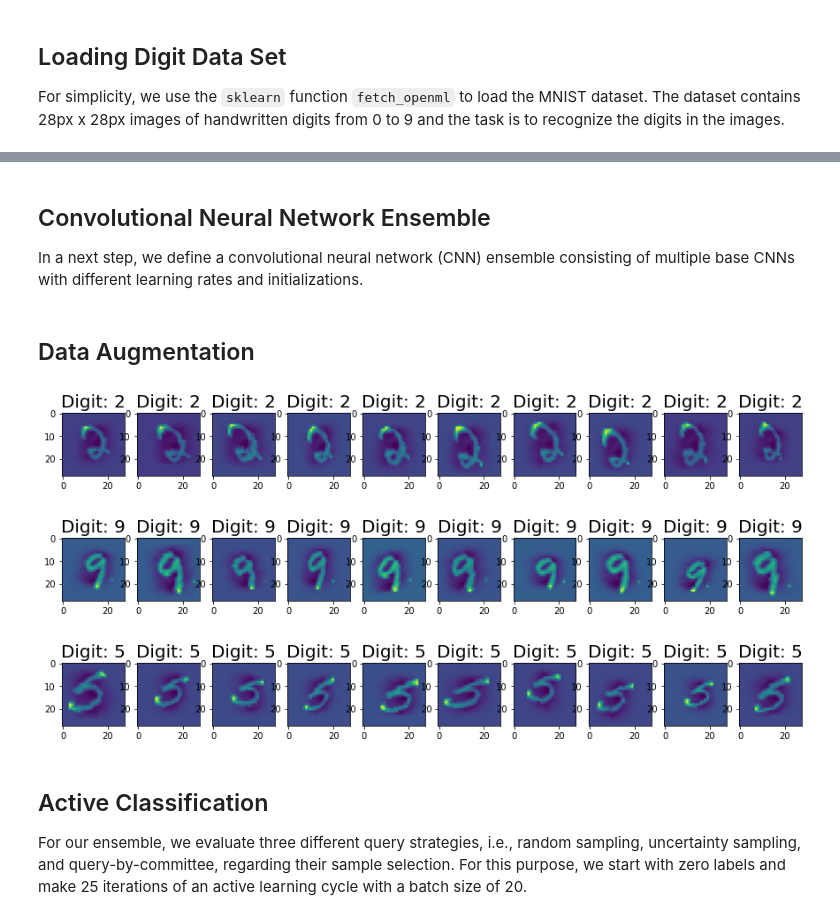
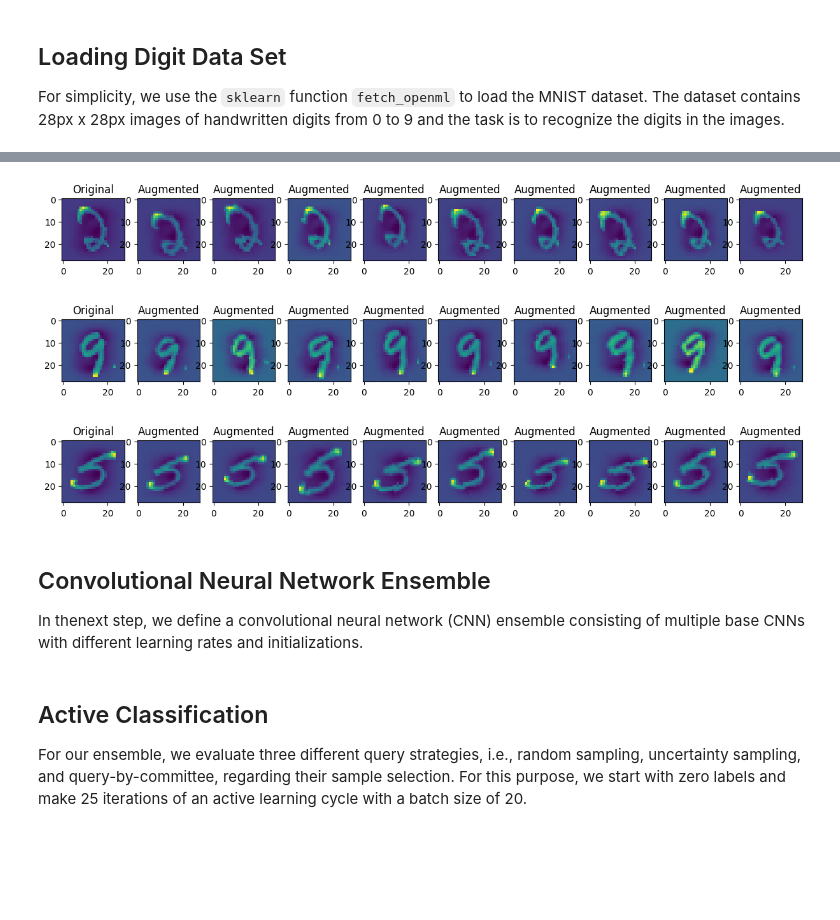
Before and after one commit to scikit-activeml/scikit-activeml, a Jupyter notebook: tutorials/01_deep_pool_al_with_skorch.ipynb, the cells around one changed output, grey strips where cells are left out. Cells and saved outputs as stored; diff of their text form; code cells hidden in the pictures; blank space fills up the shorter version.

```diff
--- a/tutorials/01_deep_pool_al_with_skorch.ipynb
+++ b/tutorials/01_deep_pool_al_with_skorch.ipynb
@@ -74,6 +91,32 @@ X_train, X_test, y_train, y_test = train_test_split(
+# %%
+transform = transforms.Compose(
+    [
+        transforms.RandomAffine(degrees=(-10, 10), translate=(0.05, 0.05), scale=(0.9, 1.1)),
+        transforms.RandomPerspective(distortion_scale=0.2, p=1.0),
+        transforms.GaussianBlur(kernel_size=(3, 3), sigma=(0.01, 0.1)),
+    ]
+)
+
+
+# Visualize 30 augmented images.
+for i in range(3):
+    X_aug = transform(torch.from_numpy(X_train[:10]))
+    fig, axes = plt.subplots(figsize=(15, 5), nrows=1, ncols=10)
+    for j in range(10):
+        if j==0:
+            axes[j].set_title(f'Original', fontsize=FONTSIZE)
+            axes[j].imshow(X_train[i].reshape(28,28))
+        else:
+            axes[j].set_title(f'Augmented', fontsize=FONTSIZE)
+            axes[j].imshow(transform(torch.from_numpy(X_train[i])).reshape(28,28))
+    plt.show()
+# %% [output]
+[figure, added]
+[figure, added]
+[figure, added]
 # %% [markdown]
 ## Convolutional Neural Network Ensemble
-In a next step, we define a convolutional neural network (CNN) ensemble consisting of multiple base CNNs with different learning rates and initializations.
+In thenext step, we define a convolutional neural network (CNN) ensemble consisting of multiple base CNNs with different learning rates and initializations.
 # %%
 # Define base module.
 class ClassifierModule(nn.Module):
@@ -122,40 +171,6 @@ ensemble_init = SklearnClassifier(
     estimator=VotingClassifier(estimators=estimators, voting='soft'),
     missing_label=MISSING_LABEL, random_state=RANDOM_STATE, classes=classes
 )
-# %% [markdown]
-## Data Augmentation
-# %%
-from torchvision.transforms import transforms
-
-transform = transforms.Compose(
-    [
-        transforms.RandomAffine(degrees=(-10, 10), translate=(0.05, 0.05), scale=(0.9, 1.2)),
-        transforms.RandomPerspective(distortion_scale=0.4, p=1.0),
-        transforms.GaussianBlur(kernel_size=(3, 3), sigma=(0.01, 0.1)),
-        #transforms.ElasticTransform(alpha=250.0, sigma=5.0)
-    ]
-)
-
-def augmentate(X, y, n):
-    y_augmented = np.tile(y, n)
-    X_augmented = np.empty((0, *(X.shape[1:])), dtype=np.float32)
-    for x in np.tile(X, (n, *[1]*(X.ndim-1))):
-        X_augmented = np.append(X_augmented, transform(torch.from_numpy(x)).reshape(1, *(X.shape[1:])), axis=0)
-    return np.array(X_augmented), y_augmented
-
-
-# Visualize 30 augmented images.
-for i in range(3):
-    X_aug, y_aug = augmentate(X_train[i].reshape(1,1,28,28), y_train[i], 10)
-    fig, axes = plt.subplots(figsize=(15, 5), nrows=1, ncols=10)
-    for j in range(10):
-        axes[j].set_title(f'Digit: {y_train[i]}', fontsize=FONTSIZE)
-        axes[j].imshow(X_aug[j].reshape(28,28))
-    plt.show()
-# %% [output]
-[figure, removed]
-[figure, removed]
-[figure, removed]
 # %% [markdown]
 ## Active Classification
 For our ensemble, we evaluate three different query strategies, i.e., random sampling, uncertainty sampling, and query-by-committee, regarding their sample selection. For this purpose, we start with zero labels and make 25 iterations of an active learning cycle with a batch size of 20.
```
Also changed, not shown: parts of 7 cells of this notebook.
